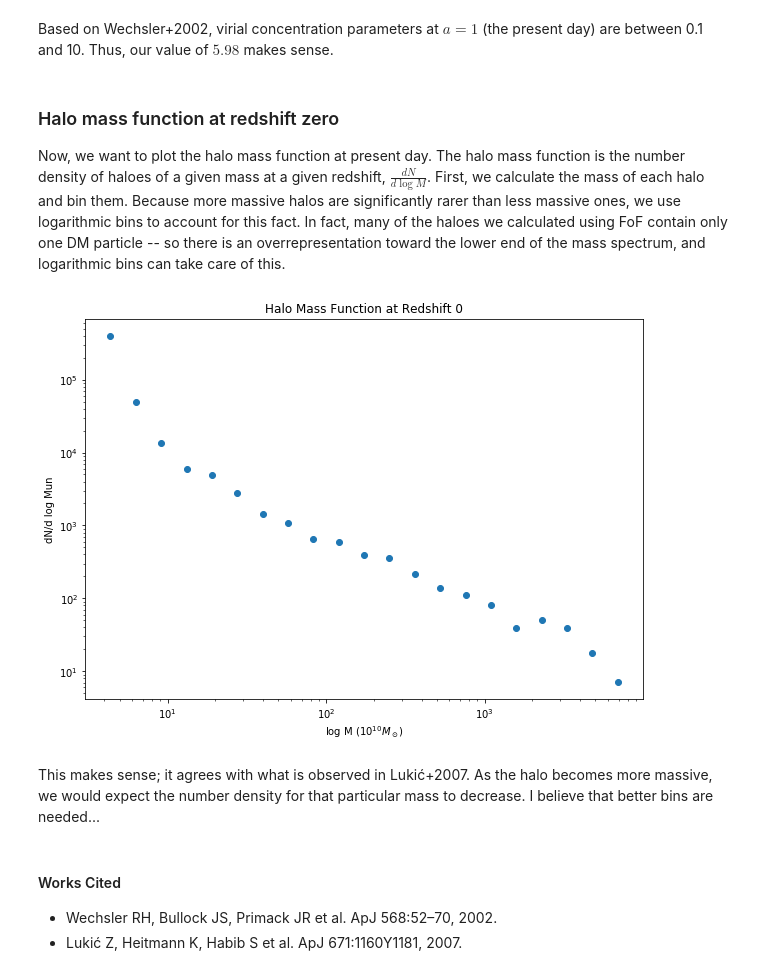
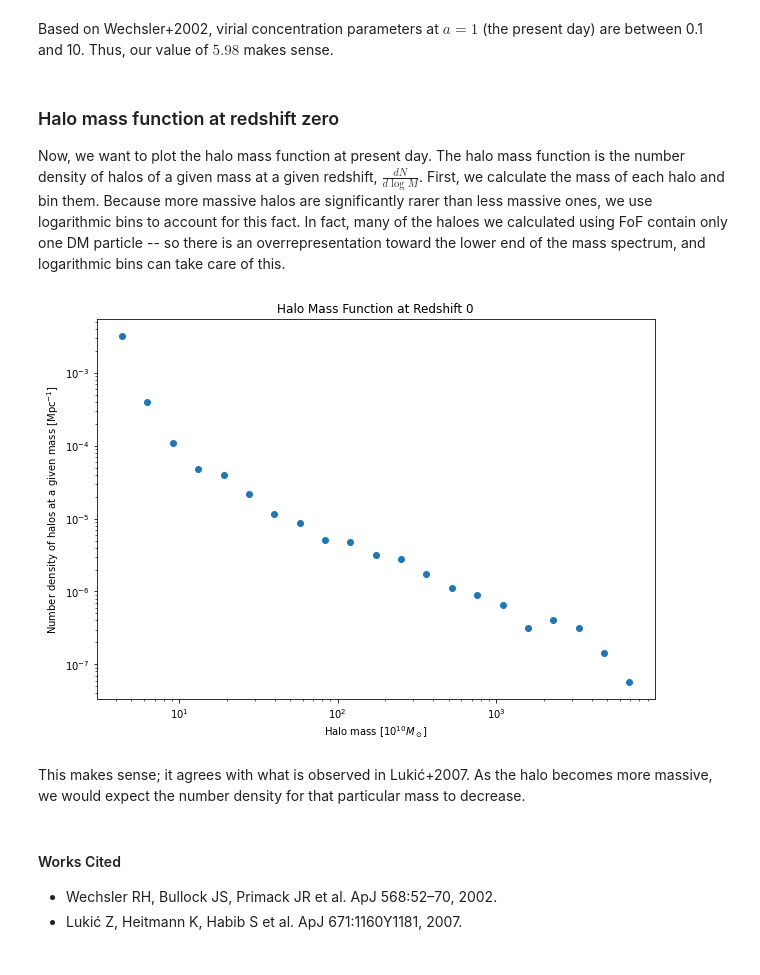
Before and after one commit to EthanMarx/astro_numerical_project, a Jupyter notebook: analysis.ipynb, the cells around one changed output. Saved outputs shown, nothing was run; the diff lists cells and outputs as text; code cells hidden in the pictures.

```diff
--- a/analysis.ipynb
+++ b/analysis.ipynb
@@ -251,24 +251,26 @@ The DM Halo concentration is 5.98.
 Based on Wechsler+2002, virial concentration parameters at $a = 1$ (the present day) are between 0.1 and 10. Thus, our value of $\boxed{5.98}$ makes sense.
 # %% [markdown]
 ### Halo mass function at redshift zero
-Now, we want to plot the halo mass function at present day. The halo mass function is the number density of haloes of a given mass at a given redshift, $\frac{dN}{d\log{M}}$. First, we calculate the mass of each halo and bin them. Because more massive halos are significantly rarer than less massive ones, we use logarithmic bins to account for this fact. In fact, many of the haloes we calculated using FoF contain only one DM particle -- so there is an overrepresentation toward the lower end of the mass spectrum, and logarithmic bins can take care of this.
+Now, we want to plot the halo mass function at present day. The halo mass function is the number density of halos of a given mass at a given redshift, $\frac{dN}{d\log{M}}$. First, we calculate the mass of each halo and bin them. Because more massive halos are significantly rarer than less massive ones, we use logarithmic bins to account for this fact. In fact, many of the haloes we calculated using FoF contain only one DM particle -- so there is an overrepresentation toward the lower end of the mass spectrum, and logarithmic bins can take care of this.
 # %%
 mass_of_halos = np.fromiter(sizes.values(), dtype=float)*mass[0]
 mass_bins = np.logspace(np.log10(min(mass_of_halos)), np.log10(max(mass_of_halos)), num=22)
 mass_cts, _ = np.histogram(mass_of_halos, bins=mass_bins)
 mass_pts = np.array([(mass_bins[i] + mass_bins[i+1])/2 for i in range(len(mass_bins)-1)])
+volume_kpc3 = boxsize**3
+volume_mpc3 = (boxsize * 10e-3)**3
 
 plt.figure(figsize=(10, 7))
-plt.scatter(mass_pts, mass_cts*mass[0])
+plt.scatter(mass_pts, mass_cts*mass[0] / volume_mpc3)
 plt.xscale('log')
 plt.yscale('log')
 plt.title("Halo Mass Function at Redshift 0")
-plt.xlabel("log M ($10^{10} M_\odot$)");
-plt.ylabel("dN/d log Mun");
+plt.xlabel("Halo mass [$10^{10} M_\odot$]");
+plt.ylabel("Number density of halos at a given mass [Mpc$^{-1}$]");
 # %% [output]
-[figure, old version]
+[figure, new version]
 # %% [markdown]
-This makes sense; it agrees with what is observed in Lukić+2007. As the halo becomes more massive, we would expect the number density for that particular mass to decrease. I believe that better bins are needed...
+This makes sense; it agrees with what is observed in Lukić+2007. As the halo becomes more massive, we would expect the number density for that particular mass to decrease.
 # %% [markdown]
 #### Works Cited
 
```
Also changed, not shown: parts of 5 cells of this notebook.
